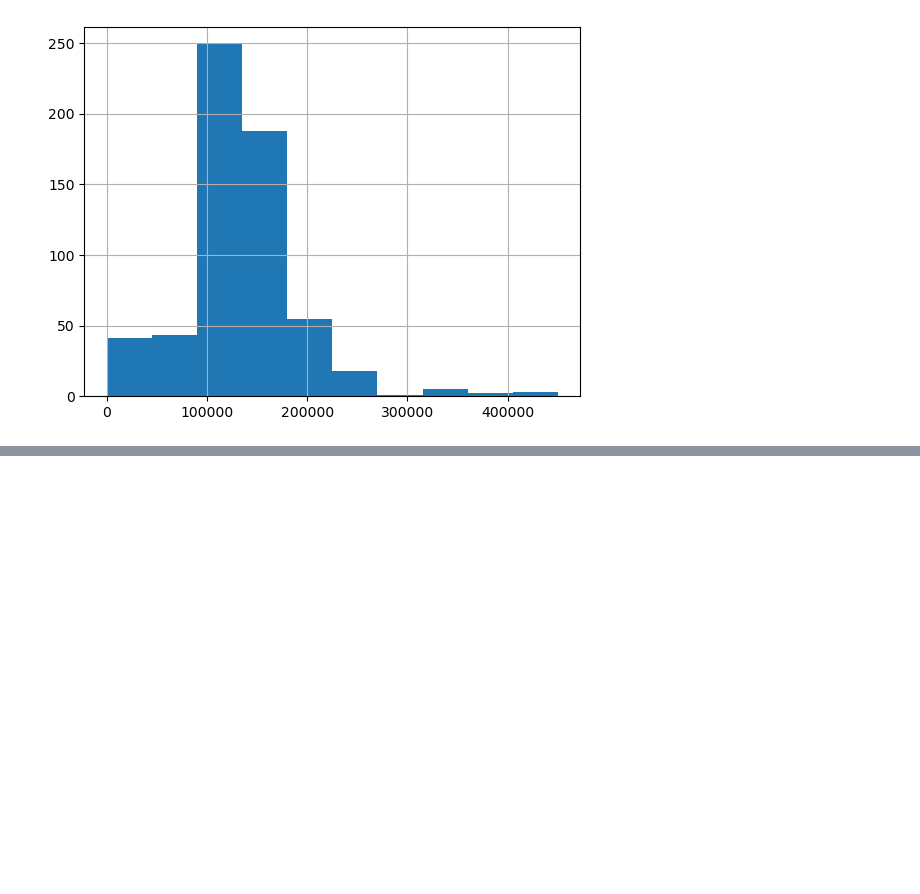
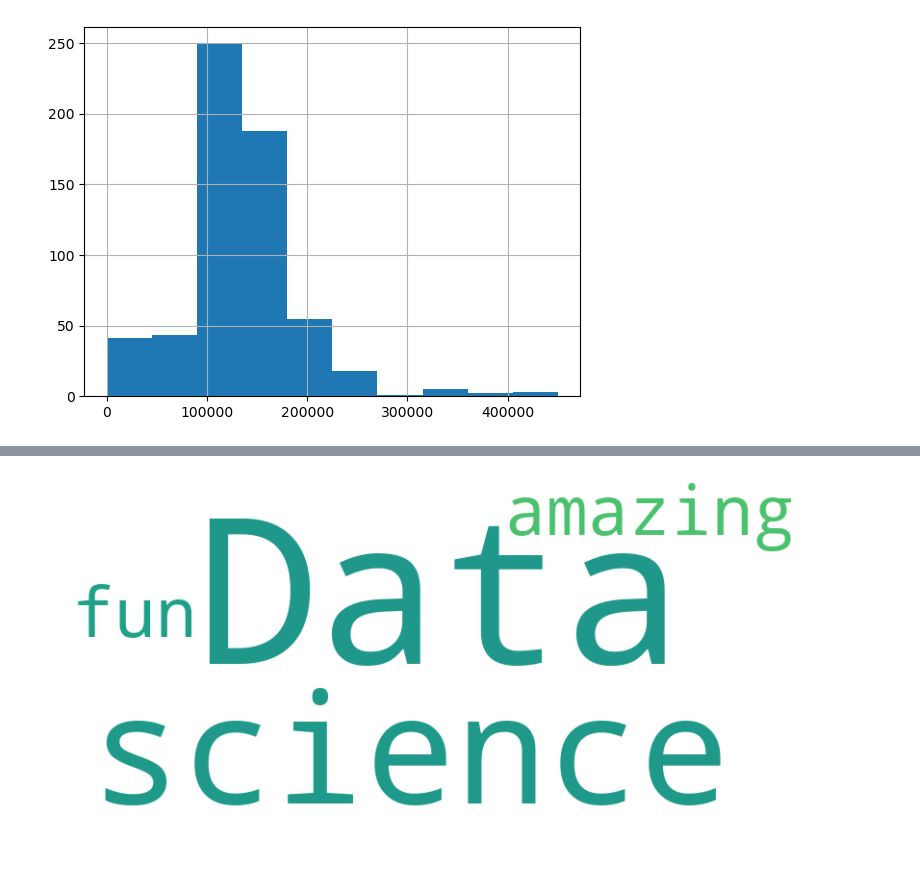
Before and after one commit to PrakharMax/ds_salary_proj, a Jupyter notebook: EDA.ipynb, the cells around one changed output, grey strips where cells are left out. Saved outputs shown, nothing was run; the diff lists cells and outputs as text; code cells hidden in the pictures; blank space fills up the shorter version.

```diff
--- a/EDA.ipynb
+++ b/EDA.ipynb
@@ -236,0 +427,15 @@ df.avg_salary.hist()
+# %%
+!pip install wordcloud
+from wordcloud import WordCloud
+
+text = "Data science is amazing. Data, data, data. Science is fun."
+
+# Generate a word cloud object
+wordcloud = WordCloud(width=800, height=400, background_color='white').generate(text)
+
+# Plot the word cloud
+plt.figure(figsize=(10, 5))
+plt.imshow(wordcloud, interpolation='bilinear')
+plt.axis('off')  # no axis
+plt.show()
+# %% [output]
@@ -236,0 +458 @@ df.avg_salary.hist()
+[figure, added]
```
Also changed, not shown: parts of 23 cells of this notebook.
